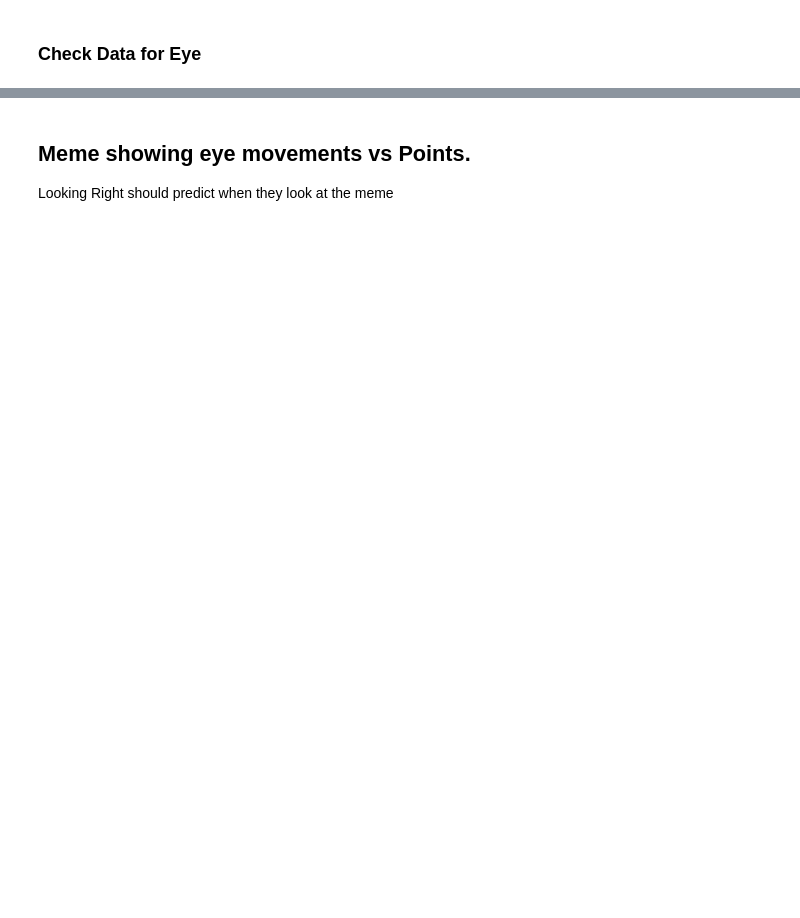
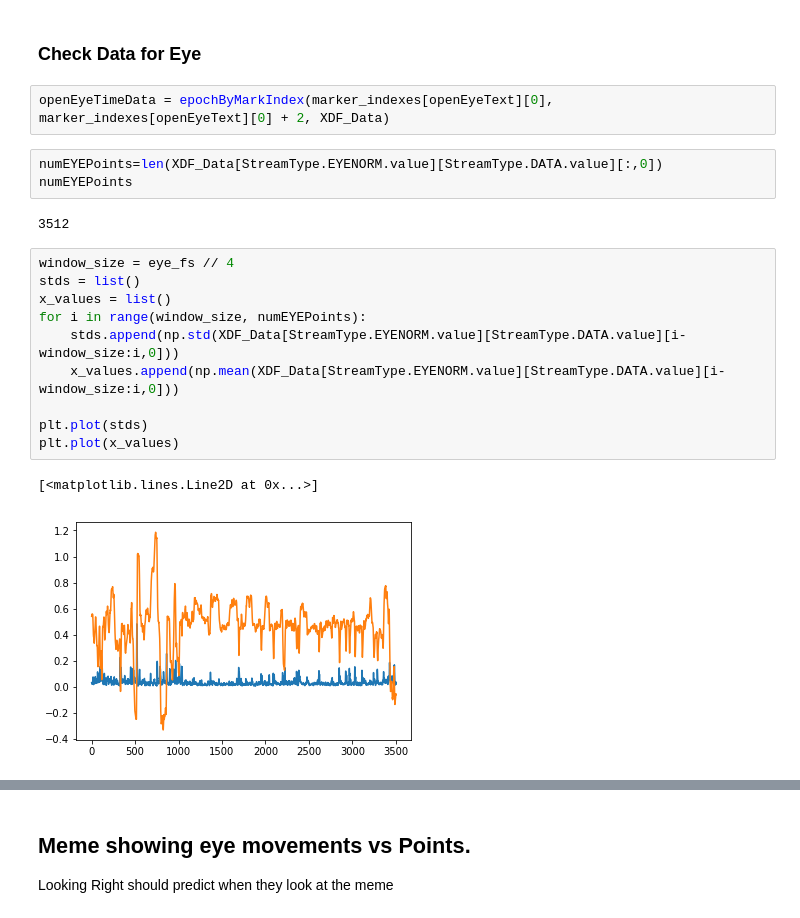
Before and after one commit to D1o0g9s/MyND, a Jupyter notebook: Data Analysis/00_Full Data Check_New Markers.ipynb, the cells around one changed output, grey strips where cells are left out. Cells and saved outputs as stored; diff of their text form; blank space fills up the shorter version.

```diff
--- a/Data Analysis/00_Full Data Check_New Markers.ipynb
+++ b/Data Analysis/00_Full Data Check_New Markers.ipynb
@@ -229,5 +201,25 @@ Markers around largest time difference (--PsychopyStart is reasonable): [['--Spa
 # %% [markdown]
 ### Check Data for Eye
+# %%
+openEyeTimeData = epochByMarkIndex(marker_indexes[openEyeText][0], marker_indexes[openEyeText][0] + 2, XDF_Data)
+# %%
+numEYEPoints=len(XDF_Data[StreamType.EYENORM.value][StreamType.DATA.value][:,0])
+numEYEPoints
+# %% [output]
+3512
+# %%
+window_size = eye_fs // 4
+stds = list()
+x_values = list()
+for i in range(window_size, numEYEPoints):
+    stds.append(np.std(XDF_Data[StreamType.EYENORM.value][StreamType.DATA.value][i-window_size:i,0]))
+    x_values.append(np.mean(XDF_Data[StreamType.EYENORM.value][StreamType.DATA.value][i-window_size:i,0]))
+
+plt.plot(stds)
+plt.plot(x_values)
+# %% [output]
+[<matplotlib.lines.Line2D at 0x...>]
+[figure, added]
 # %%
 # Check eye data
 
```
Also changed, not shown: parts of 22 cells of this notebook, 12 other files.
